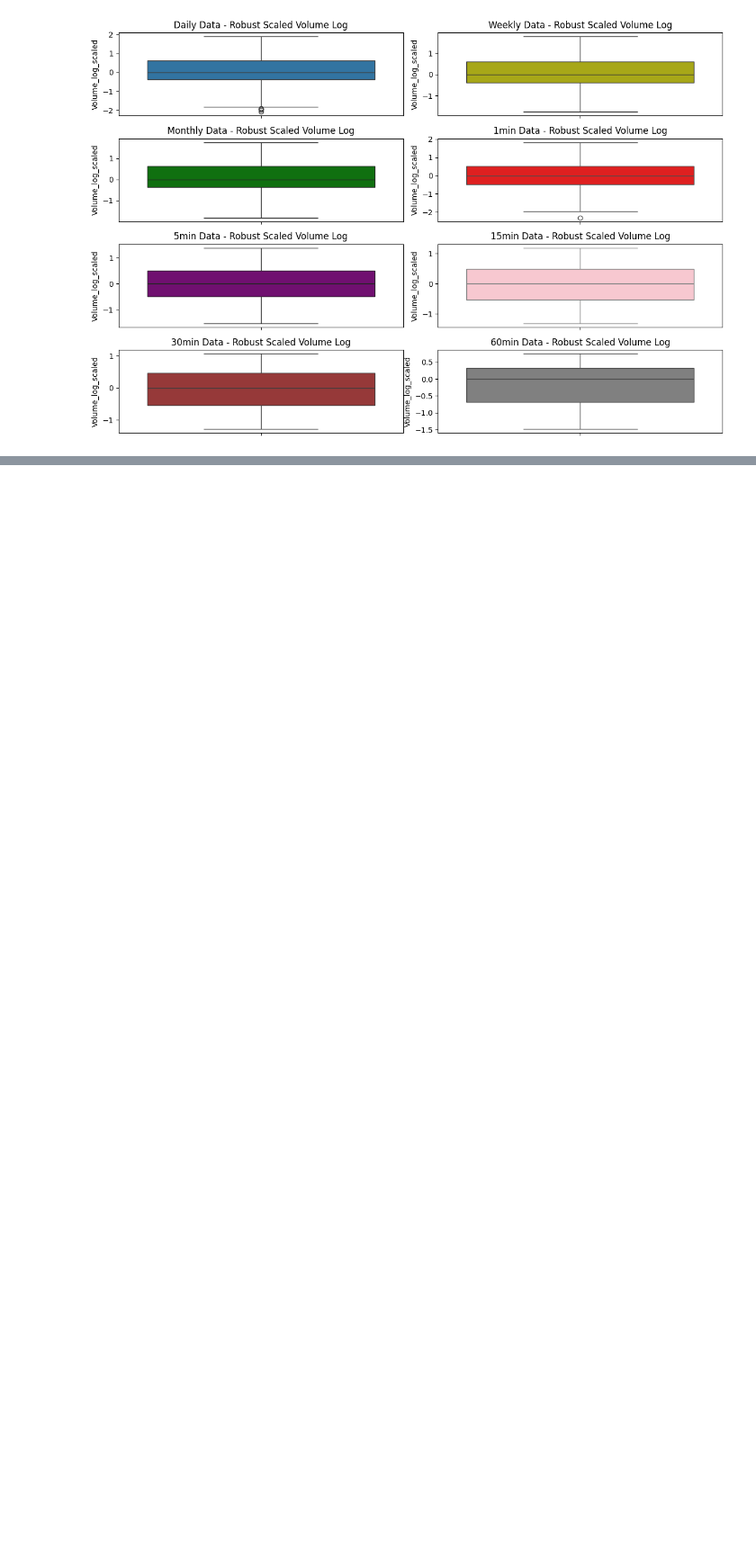
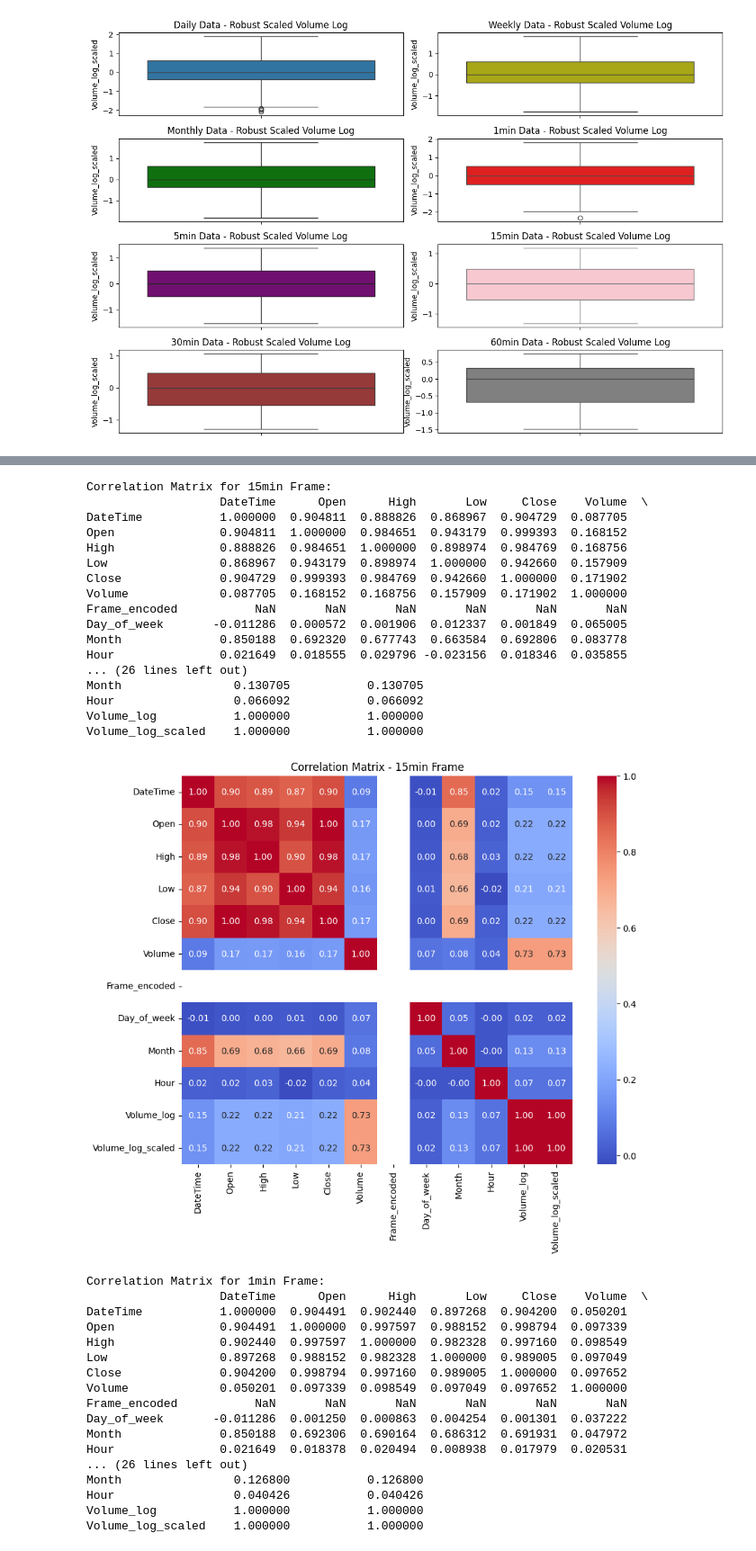
Before and after one commit to taladowiekat/tesla_stock_price_prediction, a Jupyter notebook: TSLA_Stock_Prediction.ipynb, the cells around one changed output, grey strips where cells are left out. Shown at 90% size. Saved outputs shown, nothing was run; the diff lists cells and outputs as text; code cells hidden in the pictures; blank space fills up the shorter version.

```diff
--- a/TSLA_Stock_Prediction.ipynb
+++ b/TSLA_Stock_Prediction.ipynb
@@ -267,7 +276,7 @@ sixty_min_data.head()
 # %%
 # Save preprocessed data
 for frame, frame_data in data_by_frame.items():
-    frame_data.to_csv(f'{frame}_preprocessed.csv', index=False)
+    frame_data.to_csv(f'data/processed/{frame}_preprocessed.csv', index=False)
 # %%
 plt.figure(figsize=(10, 5))
 plt.plot(data_by_frame['Daily']['DateTime'], data_by_frame['Daily']['Close'], label='Daily Data')
@@ -404,0 +414,47 @@ memory usage: 2.1 MB
+# %%
+for frame, frame_data in data_by_frame.items():
+    print(f"Correlation Matrix for {frame} Frame:")
+    correlation_matrix = frame_data.corr()
+    print(correlation_matrix)
+
+    # رسم Heatmap
+    plt.figure(figsize=(10, 8))
+    sns.heatmap(correlation_matrix, annot=True, fmt=".2f", cmap='coolwarm')
+    plt.title(f'Correlation Matrix - {frame} Frame')
+    plt.show()
+# %% [output]
+Correlation Matrix for 15min Frame:
+                   DateTime      Open      High       Low     Close    Volume  \
+DateTime           1.000000  0.904811  0.888826  0.868967  0.904729  0.087705
+Open               0.904811  1.000000  0.984651  0.943179  0.999393  0.168152
+High               0.888826  0.984651  1.000000  0.898974  0.984769  0.168756
+Low                0.868967  0.943179  0.898974  1.000000  0.942660  0.157909
+Close              0.904729  0.999393  0.984769  0.942660  1.000000  0.171902
+Volume             0.087705  0.168152  0.168756  0.157909  0.171902  1.000000
+Frame_encoded           NaN       NaN       NaN       NaN       NaN       NaN
+Day_of_week       -0.011286  0.000572  0.001906  0.012337  0.001849  0.065005
+Month              0.850188  0.692320  0.677743  0.663584  0.692806  0.083778
+Hour               0.021649  0.018555  0.029796 -0.023156  0.018346  0.035855
+... (26 lines left out)
+Month                0.130705           0.130705
+Hour                 0.066092           0.066092
+Volume_log           1.000000           1.000000
+Volume_log_scaled    1.000000           1.000000
+[figure, added]
+Correlation Matrix for 1min Frame:
+                   DateTime      Open      High       Low     Close    Volume  \
+DateTime           1.000000  0.904491  0.902440  0.897268  0.904200  0.050201
+Open               0.904491  1.000000  0.997597  0.988152  0.998794  0.097339
+High               0.902440  0.997597  1.000000  0.982328  0.997160  0.098549
+Low                0.897268  0.988152  0.982328  1.000000  0.989005  0.097049
+Close              0.904200  0.998794  0.997160  0.989005  1.000000  0.097652
+Volume             0.050201  0.097339  0.098549  0.097049  0.097652  1.000000
+Frame_encoded           NaN       NaN       NaN       NaN       NaN       NaN
+Day_of_week       -0.011286  0.001250  0.000863  0.004254  0.001301  0.037222
+Month              0.850188  0.692306  0.690164  0.686312  0.691931  0.047972
+Hour               0.021649  0.018378  0.020494  0.008938  0.017979  0.020531
+... (26 lines left out)
+Month                0.126800           0.126800
+Hour                 0.040426           0.040426
+Volume_log           1.000000           1.000000
+Volume_log_scaled    1.000000           1.000000
```
Also changed, not shown: parts of 105 cells of this notebook, 2 other files.
